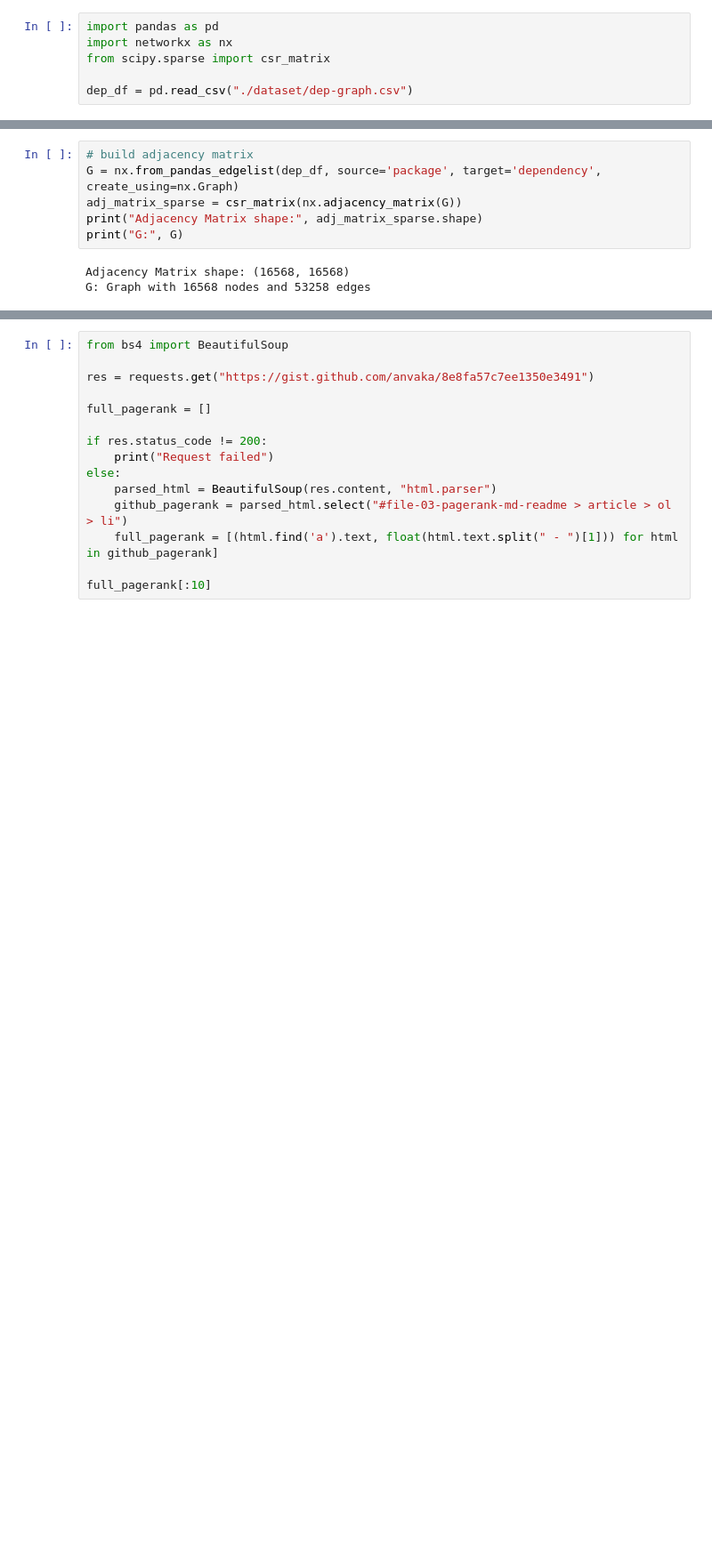
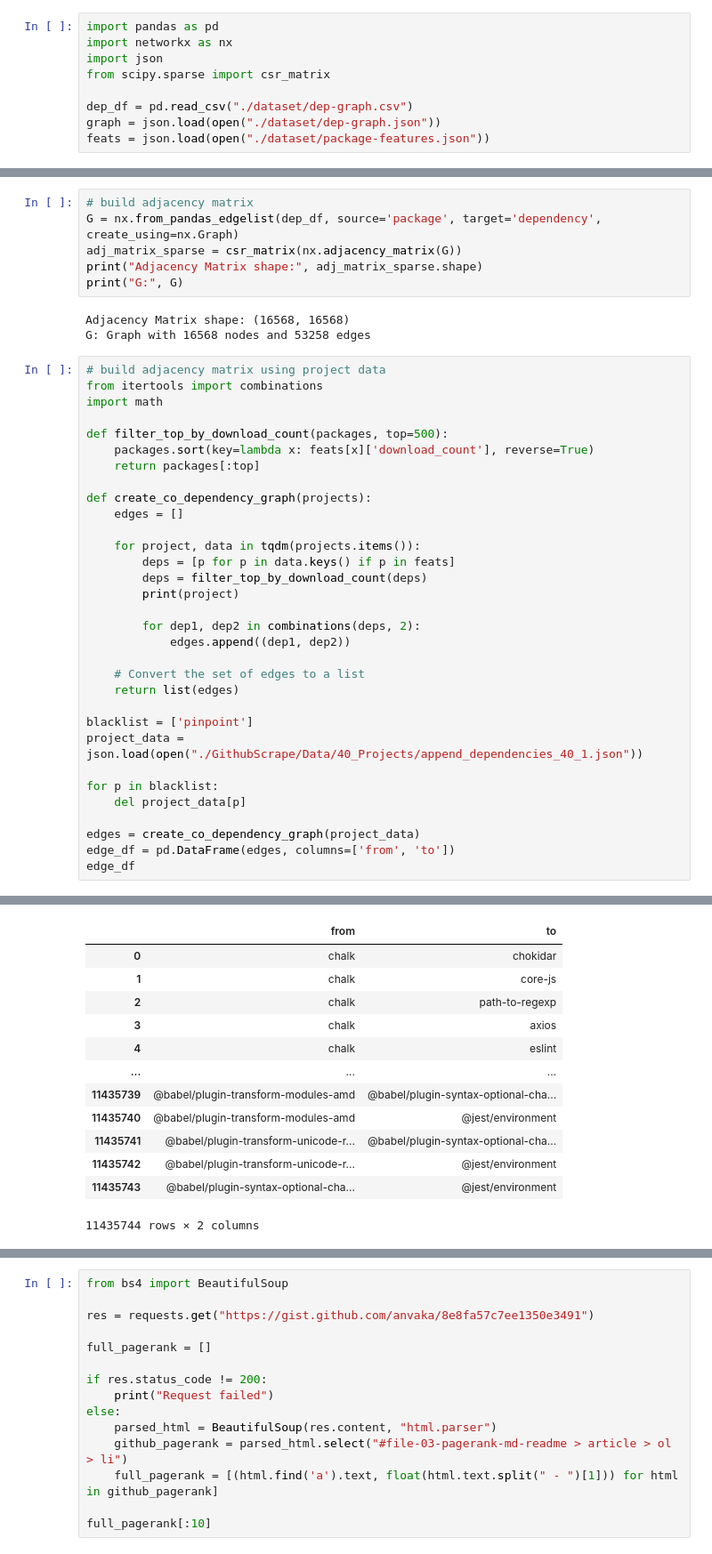
Before and after one commit to rahul0299/graphml-package-dependency-recommendation, a Jupyter notebook: dataset_builder.ipynb, the cells around one changed output, grey strips where cells are left out. Shown at 89% size. Drawn from its saved outputs; the diff is of its cells as text; blank space fills up the shorter version.

Commit message:
building package edge graph from project data

```diff
--- a/dataset_builder.ipynb
+++ b/dataset_builder.ipynb
@@ -443,9 +444,12 @@ len(feat_df)
 # %%
 import pandas as pd
 import networkx as nx
+import json
 from scipy.sparse import csr_matrix
 
 dep_df = pd.read_csv("./dataset/dep-graph.csv")
+graph = json.load(open("./dataset/dep-graph.json"))
+feats = json.load(open("./dataset/package-features.json"))
 # %%
 sources = set(dep_df['package'].unique())
 deps = set(dep_df['dependency'].unique())
@@ -486,3 +490,36 @@ print("G:", G)
 # %% [output]
 Adjacency Matrix shape: (16568, 16568)
 G: Graph with 16568 nodes and 53258 edges
+# %%
+# build adjacency matrix using project data
+from itertools import combinations
+import math
+
+def filter_top_by_download_count(packages, top=500):
+    packages.sort(key=lambda x: feats[x]['download_count'], reverse=True)
+    return packages[:top]
+
+def create_co_dependency_graph(projects):
+    edges = []
+
+    for project, data in tqdm(projects.items()):
+        deps = [p for p in data.keys() if p in feats]
+        deps = filter_top_by_download_count(deps)
+        print(project)
+
+        for dep1, dep2 in combinations(deps, 2):
+            edges.append((dep1, dep2))
+
+    # Convert the set of edges to a list
+    return list(edges)
+
+blacklist = ['pinpoint']
+project_data = json.load(open("./GithubScrape/Data/40_Projects/append_dependencies_40_1.json"))
+
+for p in blacklist:
+    del project_data[p]
+
+edges = create_co_dependency_graph(project_data)
+edge_df = pd.DataFrame(edges, columns=['from', 'to'])
+edge_df
+# %% [output]
@@ -488,0 +543,13 @@ G: Graph with 16568 nodes and 53258 edges
+|  | from | to |
+| 0 | chalk | chokidar |
+| 1 | chalk | core-js |
+| 2 | chalk | path-to-regexp |
+| 3 | chalk | axios |
+| 4 | chalk | eslint |
+| ... | ... | ... |
+| 11435739 | @babel/plugin-transform-modules-amd | @babel/plugin-syntax-optional-cha... |
+| 11435740 | @babel/plugin-transform-modules-amd | @jest/environment |
+| 11435741 | @babel/plugin-transform-unicode-r... | @babel/plugin-syntax-optional-cha... |
+| 11435742 | @babel/plugin-transform-unicode-r... | @jest/environment |
+| 11435743 | @babel/plugin-syntax-optional-cha... | @jest/environment |
+11435744 rows × 2 columns
```
Also changed, not shown: parts of 14 cells of this notebook.
